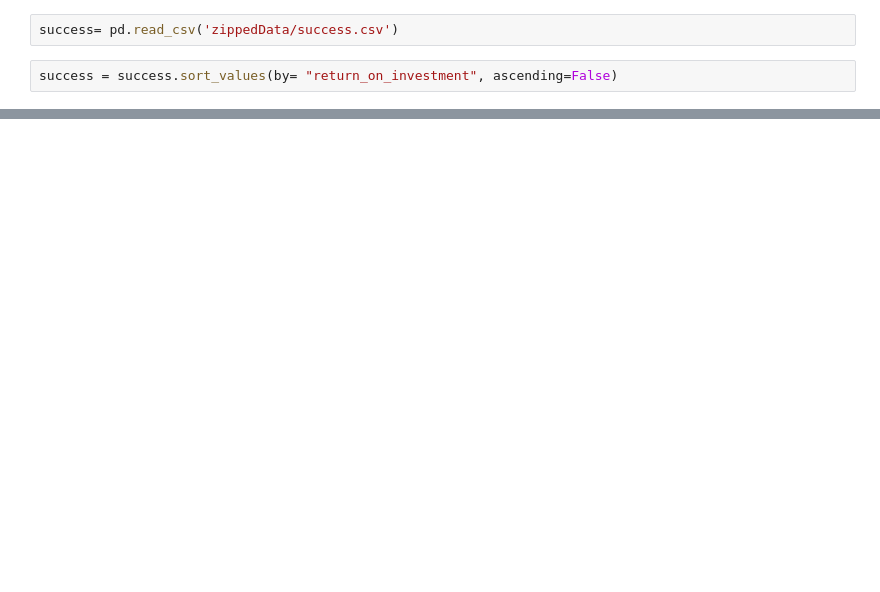
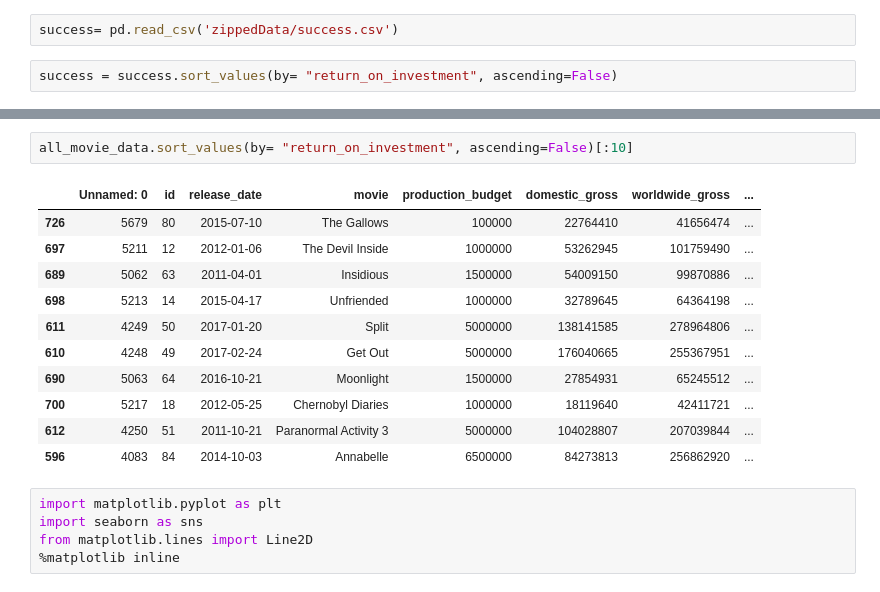
Before and after one commit to LydiaCuffman/film-investment-project, a Jupyter notebook: Lydia Scratch.ipynb, the cells around one changed output, grey strips where cells are left out. Cells and saved outputs as stored; diff of their text form; blank space fills up the shorter version.

```diff
--- a/Lydia Scratch.ipynb
+++ b/Lydia Scratch.ipynb
@@ -118,0 +162,19 @@ success.head(40)
+# %%
+all_movie_data.sort_values(by= "return_on_investment", ascending=False)[:10]
+# %% [output]
+|  | Unnamed: 0 | id | release_date | movie | production_budget | domestic_gross | worldwide_gross | ... |
+| 726 | 5679 | 80 | 2015-07-10 | The Gallows | 100000 | 22764410 | 41656474 | ... |
+| 697 | 5211 | 12 | 2012-01-06 | The Devil Inside | 1000000 | 53262945 | 101759490 | ... |
+| 689 | 5062 | 63 | 2011-04-01 | Insidious | 1500000 | 54009150 | 99870886 | ... |
+| 698 | 5213 | 14 | 2015-04-17 | Unfriended | 1000000 | 32789645 | 64364198 | ... |
+| 611 | 4249 | 50 | 2017-01-20 | Split | 5000000 | 138141585 | 278964806 | ... |
+| 610 | 4248 | 49 | 2017-02-24 | Get Out | 5000000 | 176040665 | 255367951 | ... |
+| 690 | 5063 | 64 | 2016-10-21 | Moonlight | 1500000 | 27854931 | 65245512 | ... |
+| 700 | 5217 | 18 | 2012-05-25 | Chernobyl Diaries | 1000000 | 18119640 | 42411721 | ... |
+| 612 | 4250 | 51 | 2011-10-21 | Paranormal Activity 3 | 5000000 | 104028807 | 207039844 | ... |
+| 596 | 4083 | 84 | 2014-10-03 | Annabelle | 6500000 | 84273813 | 256862920 | ... |
+# %%
+import matplotlib.pyplot as plt
+import seaborn as sns
+from matplotlib.lines import Line2D
+%matplotlib inline
```
Also changed, not shown: parts of 26 cells of this notebook.
